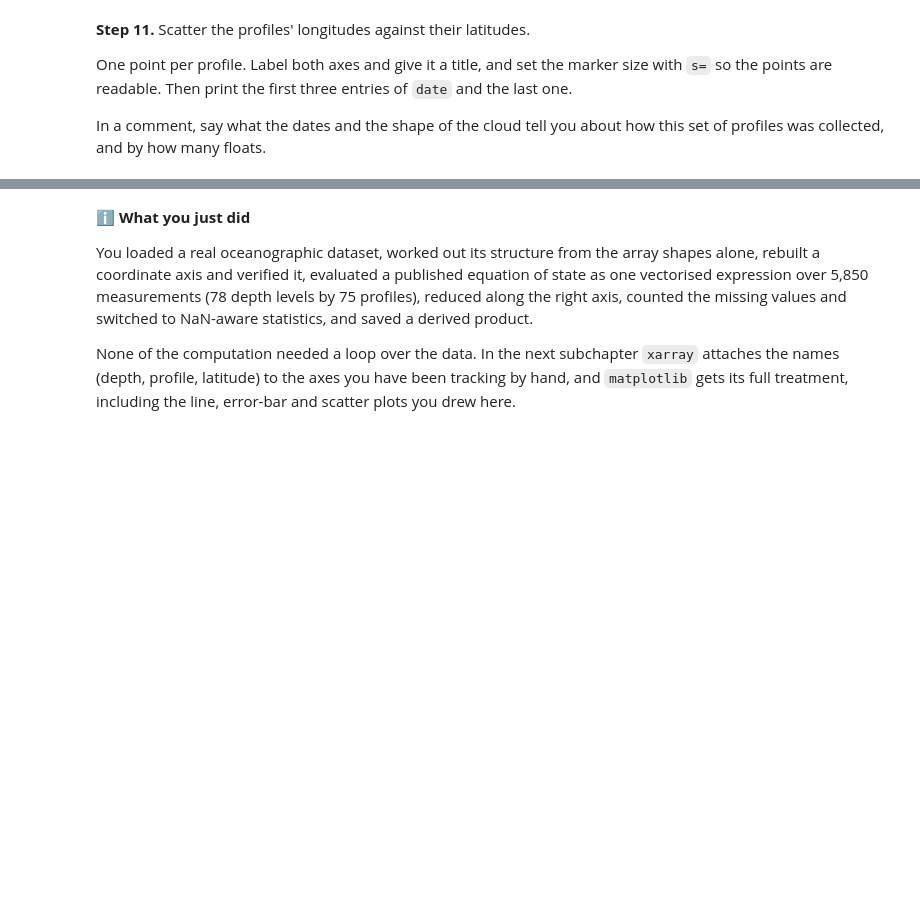
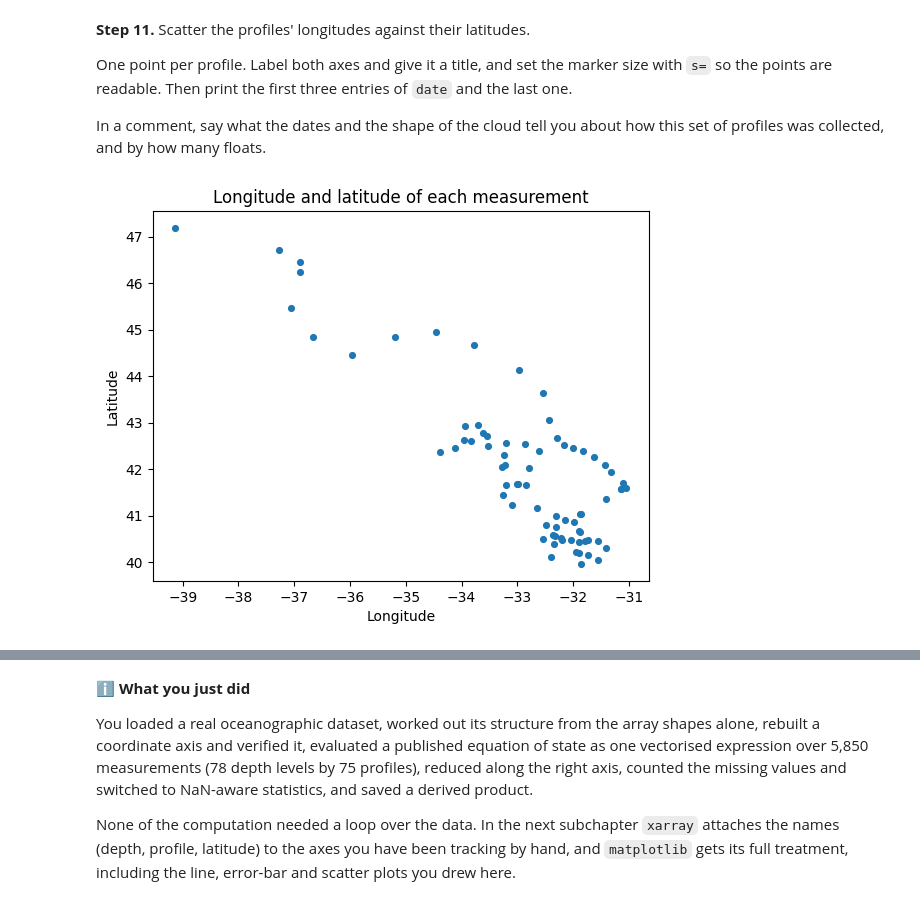
Before and after one commit to Anialuchi/2026_Intro_Python, a Jupyter notebook: 1.3-numpy-exercises.ipynb, the cells around one changed output, grey strips where cells are left out. Saved outputs shown, nothing was run; the diff lists cells and outputs as text; code cells hidden in the pictures; blank space fills up the shorter version.

```diff
--- a/1.3-numpy-exercises.ipynb
+++ b/1.3-numpy-exercises.ipynb
@@ -631,7 +631,19 @@ the points are readable. Then print the first three entries of `date` and the la
 In a comment, say what the dates and the shape of the cloud tell you about how this set of
 profiles was collected, and by how many floats.
 # %%
+plt.scatter(lon,lat,s=17)
+plt.title("Longitude and latitude of each measurement")
+plt.xlabel("Longitude")
+plt.ylabel("Latitude")
+plt.show()
+#
+
+print("first three dates:", date[:3])
+print("last date:", date[-1])
+
 # Your solution here
 # Hint: plt.scatter(lon, lat)
 # Hint: lon and lat have one entry per profile, not per level
 # Hint: look at the spacing between consecutive dates
+# %% [output]
+[figure, added]
```
Also changed, not shown: parts of 1 cell of this notebook.
